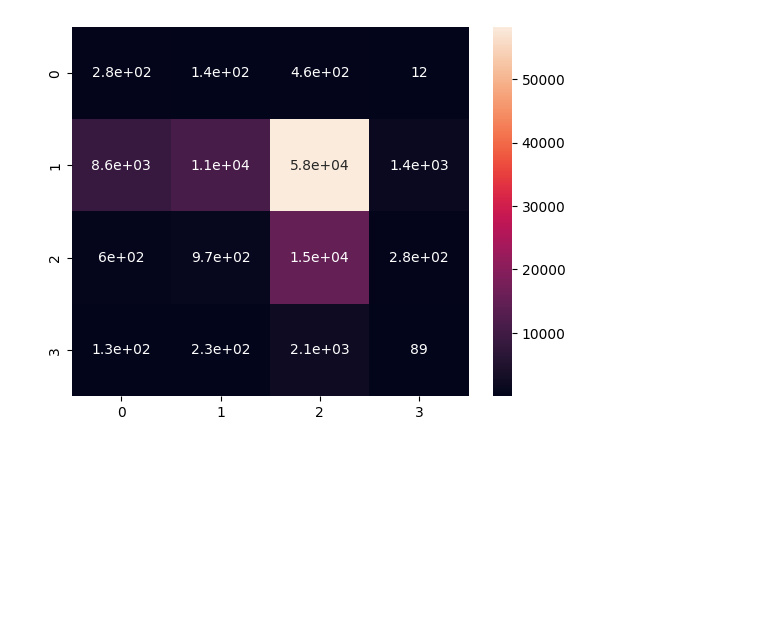
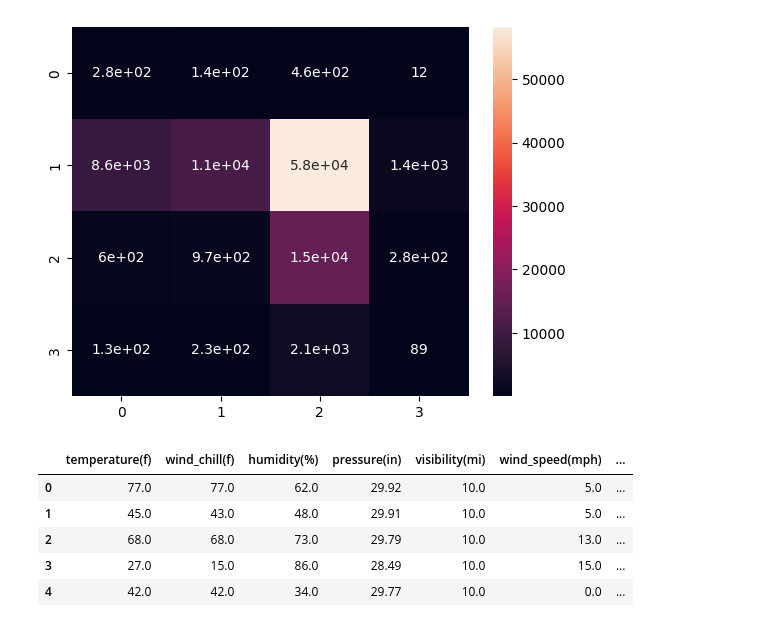
Before and after one commit to abiramvyas/US_Accidents, a Jupyter notebook: Modeling.ipynb, the cells around one changed output. Drawn from its saved outputs; the diff is of its cells as text; code cells hidden in the pictures; blank space fills up the shorter version.

```diff
--- a/Modeling.ipynb
+++ b/Modeling.ipynb
@@ -414,3 +410,12 @@ weighted avg       0.75      0.27      0.25     99807
 
 Axes(0.125,0.11;0.62x0.77)
 [figure]
+# %%
+X.head()
+# %% [output]
+|  | temperature(f) | wind_chill(f) | humidity(%) | pressure(in) | visibility(mi) | wind_speed(mph) | ... |
+| 0 | 77.0 | 77.0 | 62.0 | 29.92 | 10.0 | 5.0 | ... |
+| 1 | 45.0 | 43.0 | 48.0 | 29.91 | 10.0 | 5.0 | ... |
+| 2 | 68.0 | 68.0 | 73.0 | 29.79 | 10.0 | 13.0 | ... |
+| 3 | 27.0 | 15.0 | 86.0 | 28.49 | 10.0 | 15.0 | ... |
+| 4 | 42.0 | 42.0 | 34.0 | 29.77 | 10.0 | 0.0 | ... |
```
Also changed, not shown: parts of 3 cells of this notebook, 2 other files.
